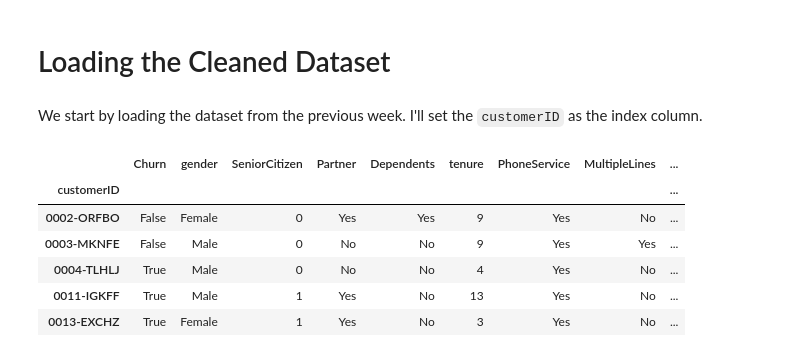
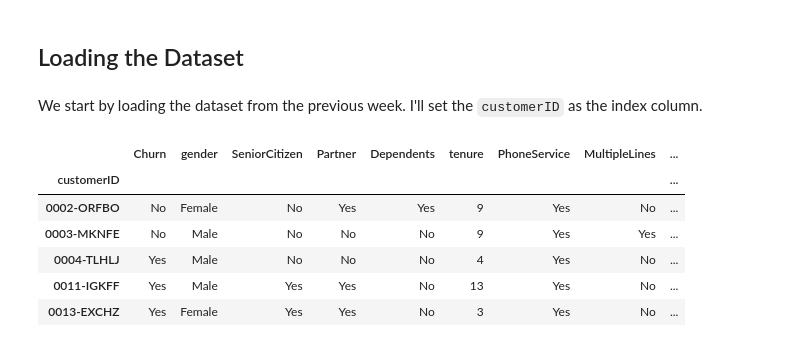
Before and after one commit to devmedeiros/Challenge-Data-Science, a Jupyter notebook: 3 - Third Week/machine_learning.ipynb, the cells around one changed output. Saved outputs shown, nothing was run; the diff lists cells and outputs as text; code cells hidden in the pictures.

```diff
--- a/3 - Third Week/machine_learning.ipynb
+++ b/3 - Third Week/machine_learning.ipynb
@@ -1,17 +1,17 @@
 # %% [markdown]
-# Loading the Cleaned Dataset
+## Loading the Dataset
 # %% [markdown]
 We start by loading the dataset from the previous week. I'll set the `customerID` as the index column.
 # %%
 import pandas as pd
 # %%
-data = pd.read_csv('../2 - Second Week/data_survival.csv', index_col='customerID')
+data = pd.read_csv('../1 - First Week/clean_data.csv', index_col='customerID')
 data.head()
 # %% [output]
 |  | Churn | gender | SeniorCitizen | Partner | Dependents | tenure | PhoneService | MultipleLines | ... |
 | customerID |  |  |  |  |  |  |  |  | ... |
-| 0002-ORFBO | False | Female | 0 | Yes | Yes | 9 | Yes | No | ... |
-| 0003-MKNFE | False | Male | 0 | No | No | 9 | Yes | Yes | ... |
-| 0004-TLHLJ | True | Male | 0 | No | No | 4 | Yes | No | ... |
-| 0011-IGKFF | True | Male | 1 | Yes | No | 13 | Yes | No | ... |
-| 0013-EXCHZ | True | Female | 1 | Yes | No | 3 | Yes | No | ... |
+| 0002-ORFBO | No | Female | No | Yes | Yes | 9 | Yes | No | ... |
+| 0003-MKNFE | No | Male | No | No | No | 9 | Yes | Yes | ... |
+| 0004-TLHLJ | Yes | Male | No | No | No | 4 | Yes | No | ... |
+| 0011-IGKFF | Yes | Male | Yes | Yes | No | 13 | Yes | No | ... |
+| 0013-EXCHZ | Yes | Female | Yes | Yes | No | 3 | Yes | No | ... |
```
Also changed, not shown: parts of 27 cells of this notebook.
